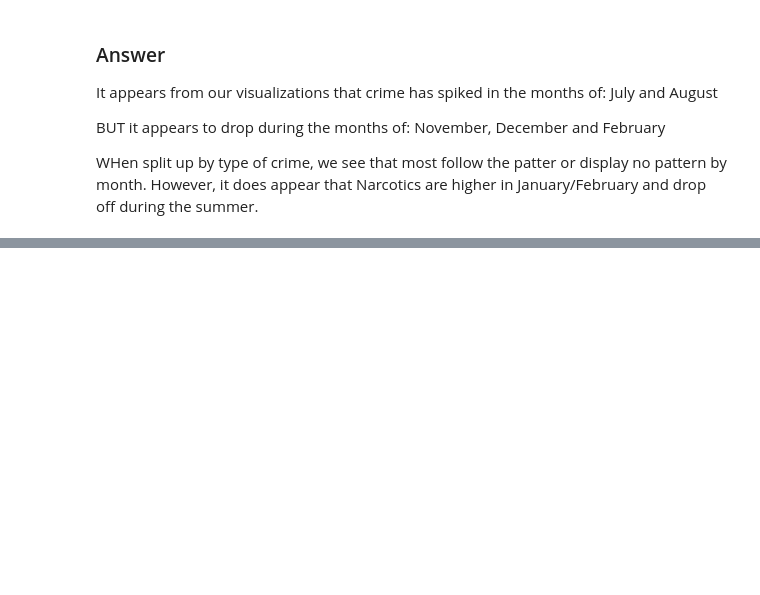
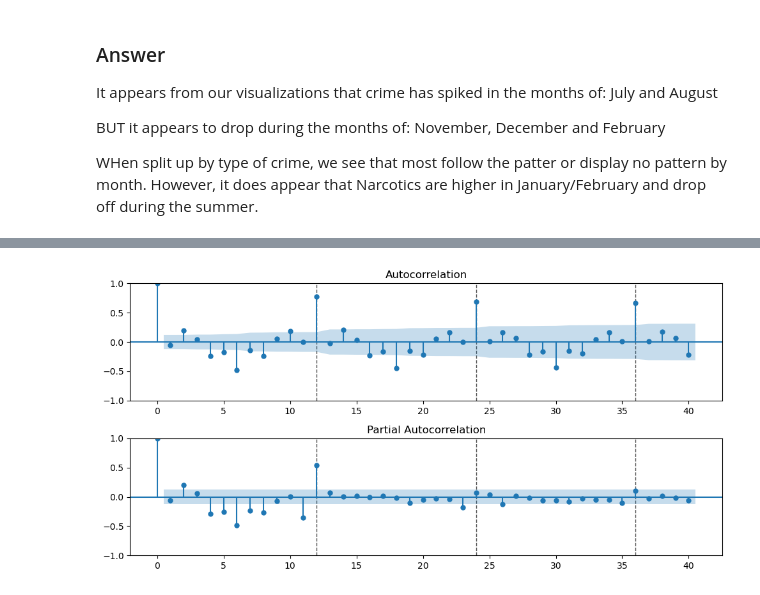
Before and after one commit to Dr-Schmoctor/Project_3_Chicago_Crime_Data, a Jupyter notebook: Chicago_Crime_Data.ipynb, the cells around one changed output, grey strips where cells are left out. Saved outputs shown, nothing was run; the diff lists cells and outputs as text; code cells hidden in the pictures; blank space fills up the shorter version.

```diff
--- a/Chicago_Crime_Data.ipynb
+++ b/Chicago_Crime_Data.ipynb
@@ -440,0 +714,6 @@ WHen split up by type of crime, we see that most follow the patter or display no
+# %%
+theft_diffs = theft.diff().dropna()
+# %%
+plot_acf_pacf(theft_diffs, annotate_seas=True, m=12);
+# %% [output]
+[figure, added]
```
Also changed, not shown: parts of 92 cells of this notebook.
